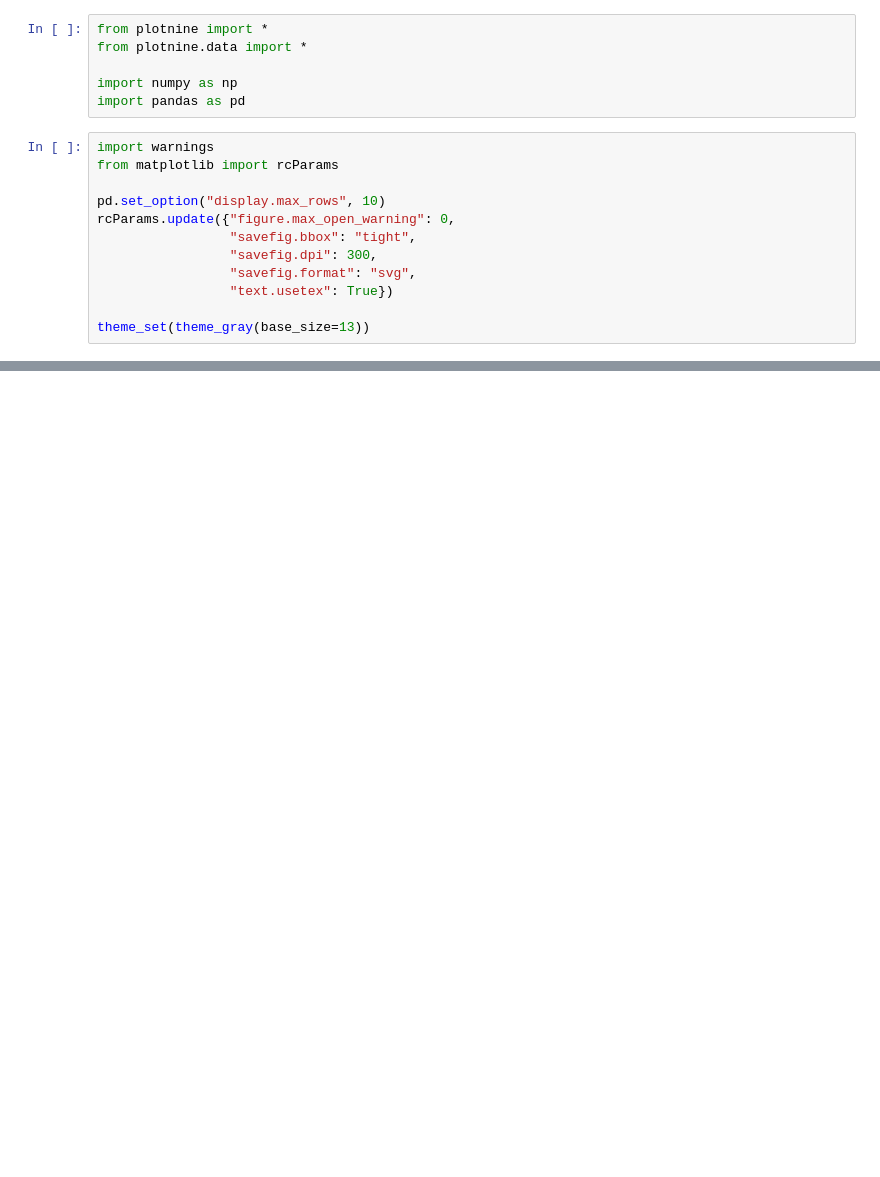
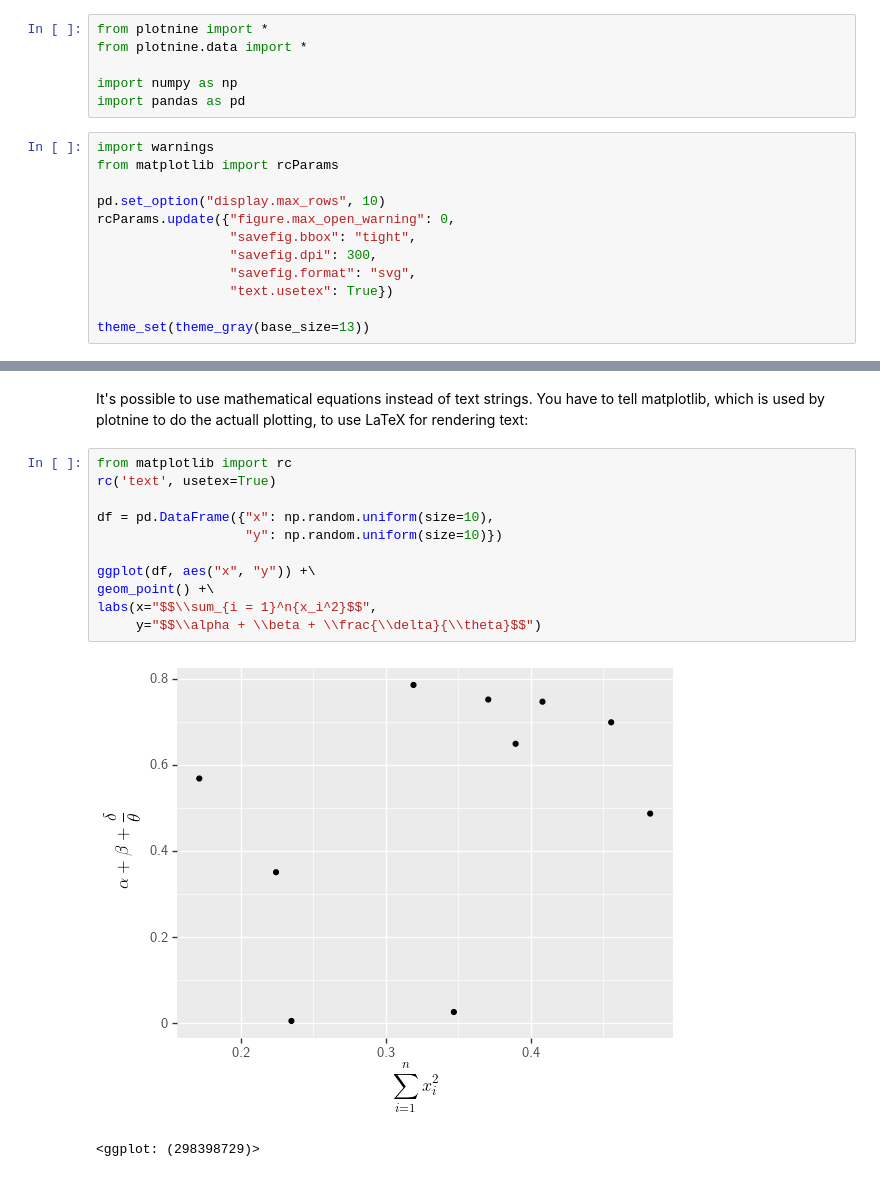
Before and after one commit to jeroenjanssens/r4ds-python-plotnine, a Jupyter notebook: notebook/r4ds-python-plotnine.ipynb, the cells around one changed output, grey strips where cells are left out. Saved outputs shown, nothing was run; the diff lists cells and outputs as text; blank space fills up the shorter version.

```diff
--- a/notebook/r4ds-python-plotnine.ipynb
+++ b/notebook/r4ds-python-plotnine.ipynb
@@ -765,0 +68,16 @@ You could use this method to build _any_ plot that you imagine. In other words,
+# %% [markdown]
+It's possible to use mathematical equations instead of text strings. You have to tell matplotlib, which is used by plotnine to do the actuall plotting, to use LaTeX for rendering text:
+# %%
+from matplotlib import rc
+rc('text', usetex=True)
+
+df = pd.DataFrame({"x": np.random.uniform(size=10),
+                   "y": np.random.uniform(size=10)})
+
+ggplot(df, aes("x", "y")) +\
+geom_point() +\
+labs(x="$$\\sum_{i = 1}^n{x_i^2}$$",
+     y="$$\\alpha + \\beta + \\frac{\\delta}{\\theta}$$")
+# %% [output]
+[figure, added]
+<ggplot: (298398729)>
```
Also changed, not shown: parts of 121 cells of this notebook.
